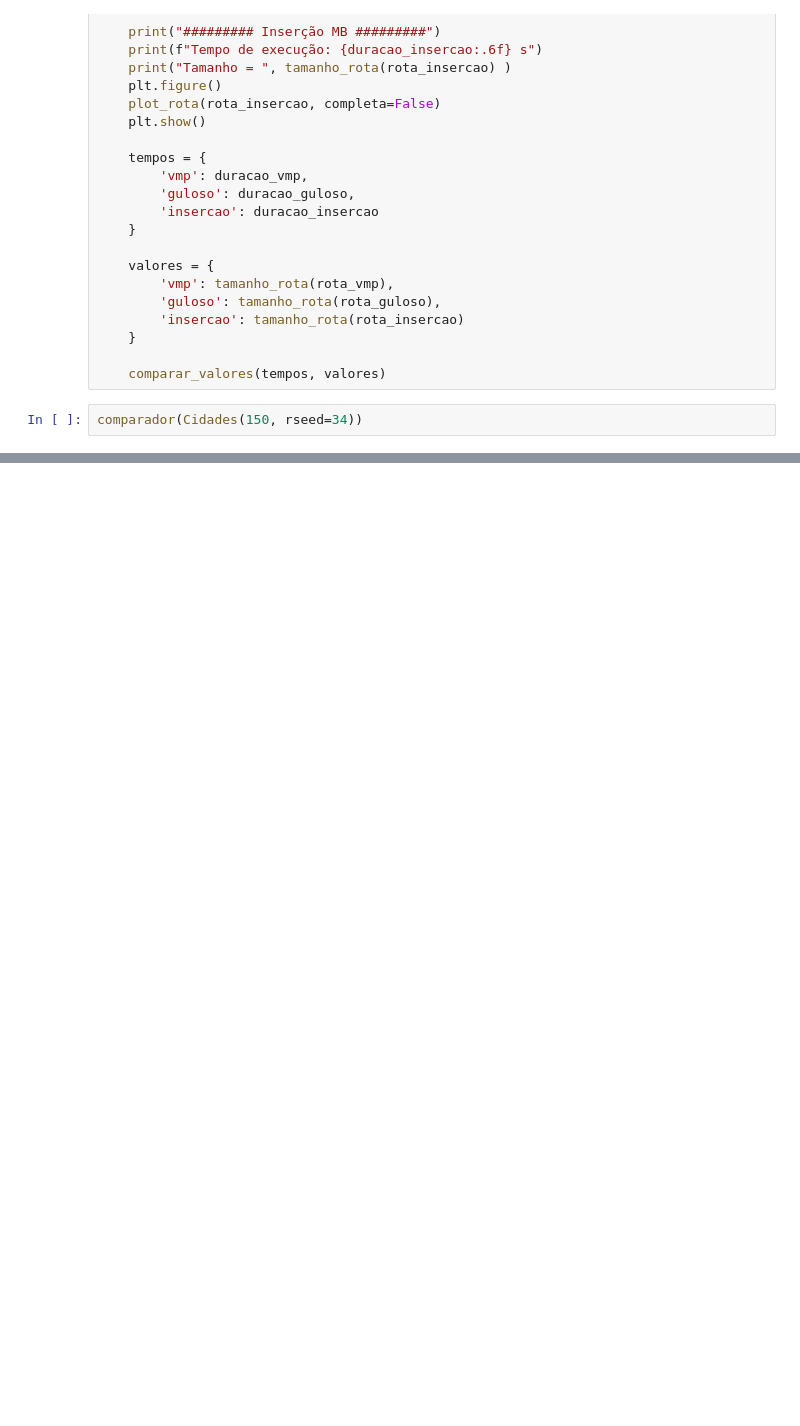
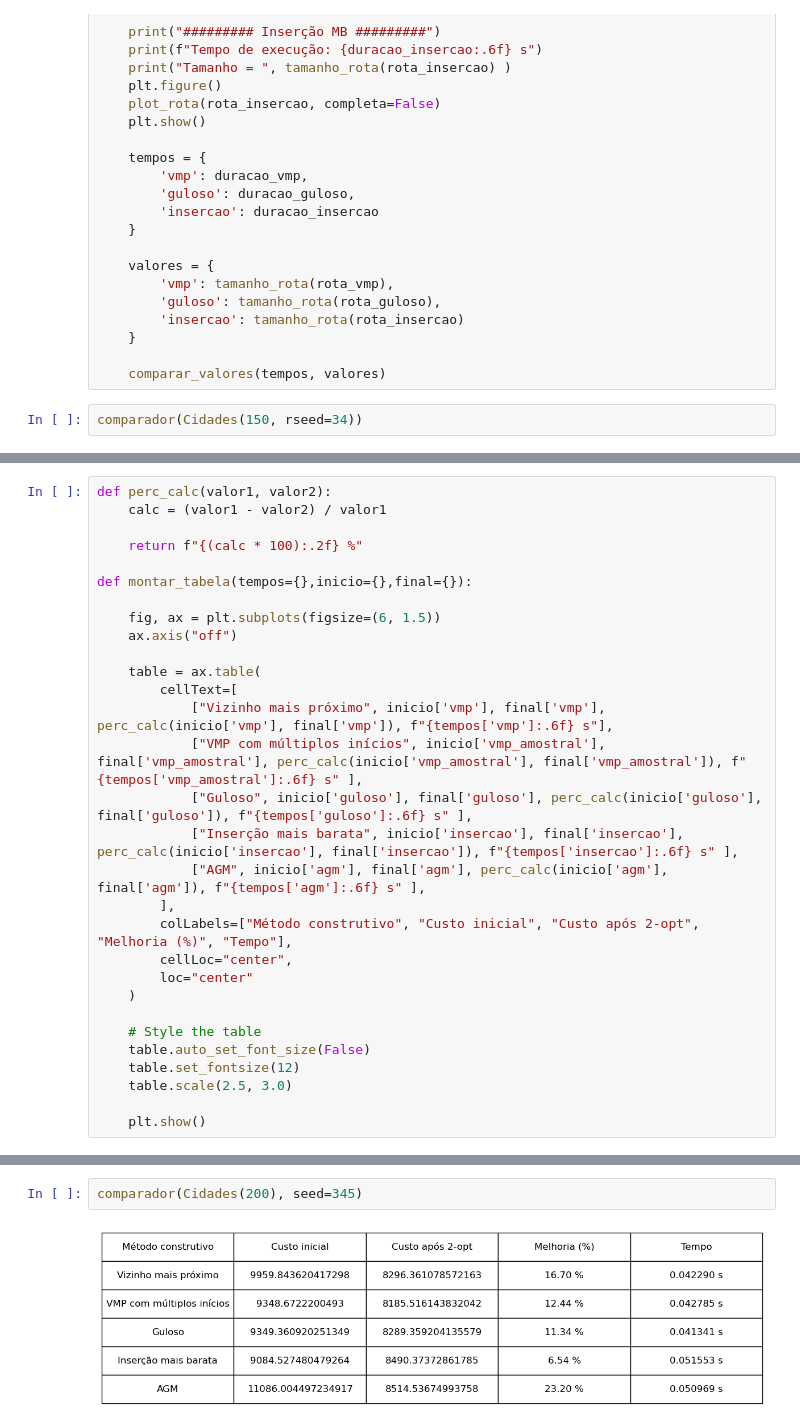
Before and after one commit to edgardfoliveira/CCP9035-20262-MetaHeuristicas, a Jupyter notebook: PCV_2026_2.ipynb, the cells around one changed output, grey strips where cells are left out. Drawn from its saved outputs; the diff is of its cells as text; blank space fills up the shorter version.

```diff
--- a/PCV_2026_2.ipynb
+++ b/PCV_2026_2.ipynb
@@ -1185,0 +1076,30 @@ Nas próximas etapas da disciplina veremos como as **metaheurísticas** modifica
+# %%
+def perc_calc(valor1, valor2):
+    calc = (valor1 - valor2) / valor1
+
+    return f"{(calc * 100):.2f} %"
+
+def montar_tabela(tempos={},inicio={},final={}):
+
+    fig, ax = plt.subplots(figsize=(6, 1.5))
+    ax.axis("off")
+
+    table = ax.table(
+        cellText=[
+            ["Vizinho mais próximo", inicio['vmp'], final['vmp'], perc_calc(inicio['vmp'], final['vmp']), f"{tempos['vmp']:.6f} s"],
+            ["VMP com múltiplos inícios", inicio['vmp_amostral'], final['vmp_amostral'], perc_calc(inicio['vmp_amostral'], final['vmp_amostral']), f"{tempos['vmp_amostral']:.6f} s" ],
+            ["Guloso", inicio['guloso'], final['guloso'], perc_calc(inicio['guloso'], final['guloso']), f"{tempos['guloso']:.6f} s" ],
+            ["Inserção mais barata", inicio['insercao'], final['insercao'], perc_calc(inicio['insercao'], final['insercao']), f"{tempos['insercao']:.6f} s" ],
+            ["AGM", inicio['agm'], final['agm'], perc_calc(inicio['agm'], final['agm']), f"{tempos['agm']:.6f} s" ],
+        ],
+        colLabels=["Método construtivo", "Custo inicial", "Custo após 2-opt", "Melhoria (%)", "Tempo"],
+        cellLoc="center",
+        loc="center"
+    )
+
+    # Style the table
+    table.auto_set_font_size(False)
+    table.set_fontsize(12)
+    table.scale(2.5, 3.0)
+
+    plt.show()
@@ -1185,0 +1279,4 @@ Nas próximas etapas da disciplina veremos como as **metaheurísticas** modifica
+# %%
+comparador(Cidades(200), seed=345)
+# %% [output]
+[figure, added]
```
Also changed, not shown: parts of 8 cells of this notebook.
